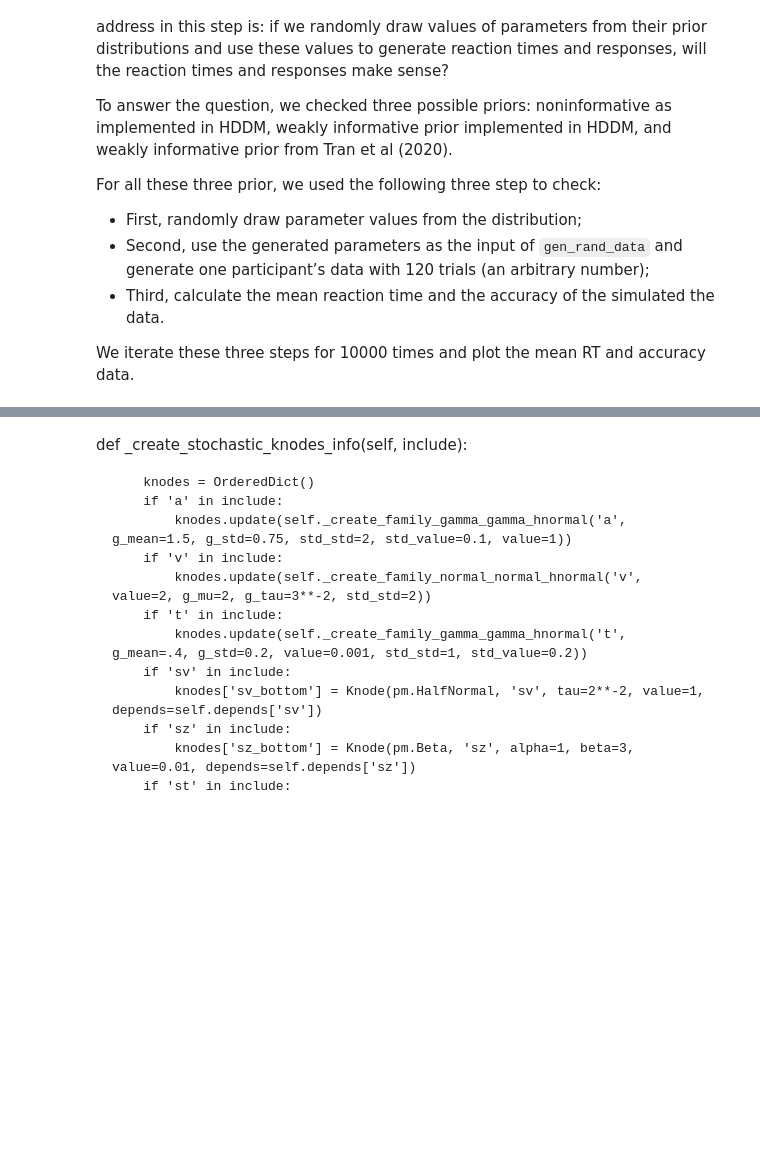
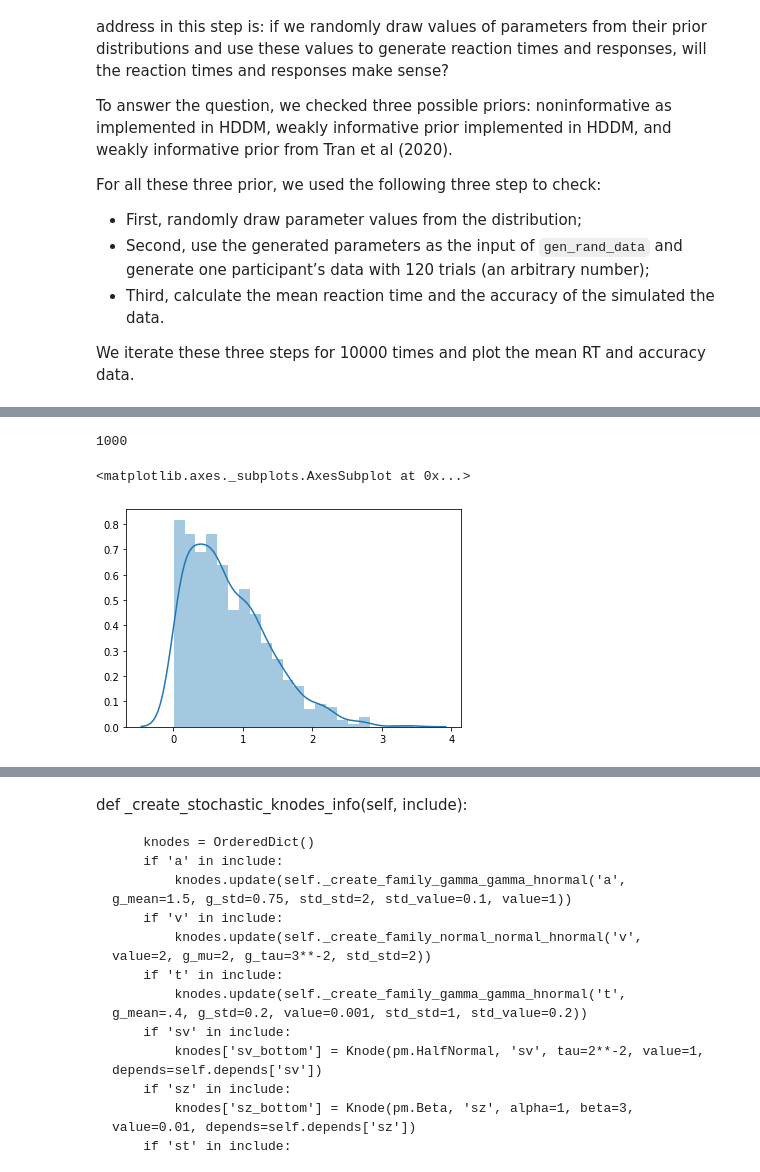
Before and after one commit to hcp4715/dockerHDDM_Guide, a Jupyter notebook: tutorial/Step_3_Prior_Check.ipynb, the cells around one changed output, grey strips where cells are left out. Cells and saved outputs as stored; diff of their text form; code cells hidden in the pictures; blank space fills up the shorter version.

```diff
--- a/tutorial/Step_3_Prior_Check.ipynb
+++ b/tutorial/Step_3_Prior_Check.ipynb
@@ -83,0 +175,8 @@ Possible new priors: Tran, N.-H., Maanen, L. van, Heathcote, A., & Matzke, D. (2
+# %%
+tmp = rtruncated_normal(0, 1, a=0, b=10, size=1000)
+print(len(tmp))
+sns.distplot(tmp)
+# %% [output]
+1000
+<matplotlib.axes._subplots.AxesSubplot at 0x...>
+[figure, added]
```
Also changed, not shown: parts of 6 cells of this notebook.
